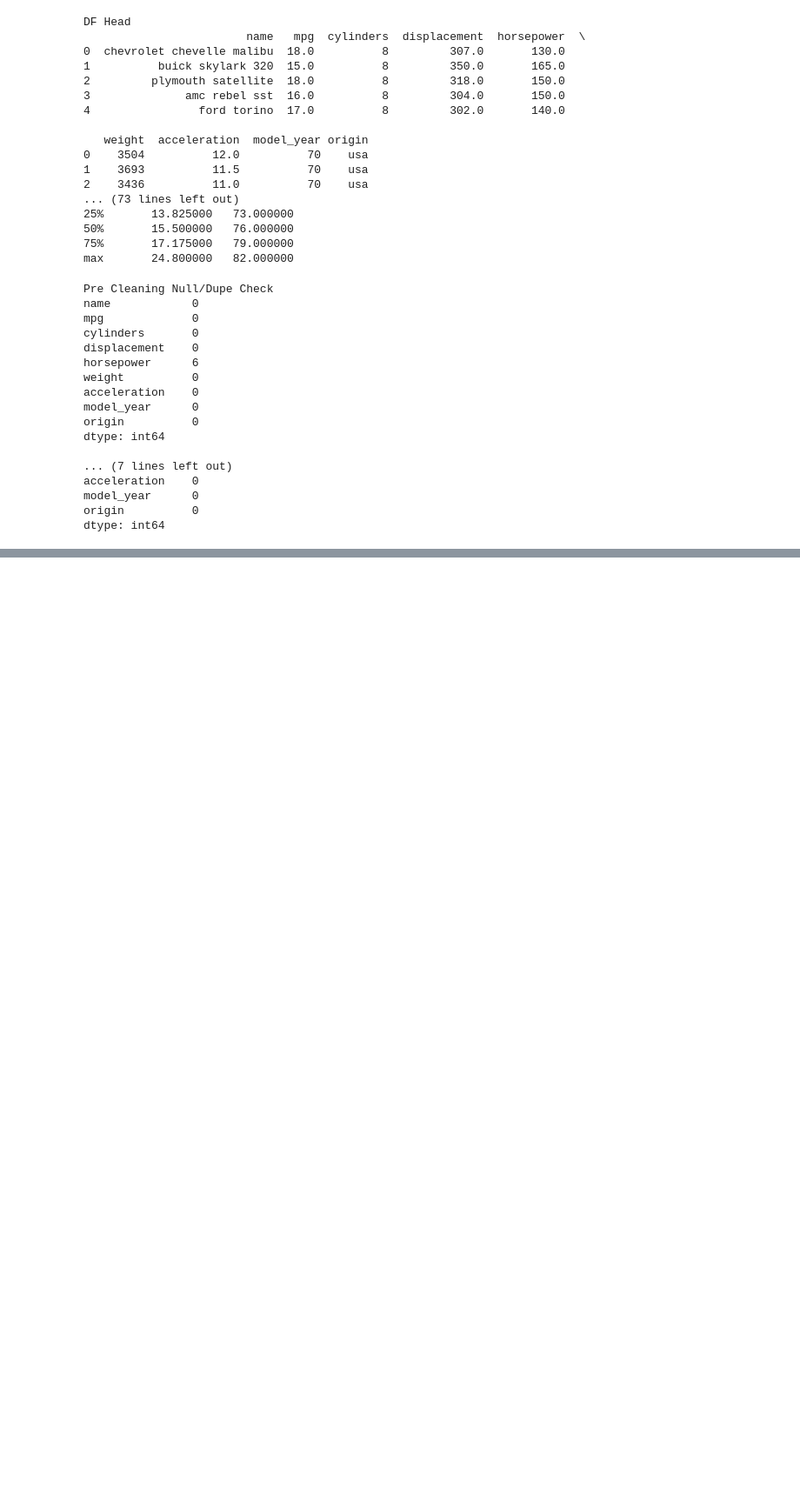
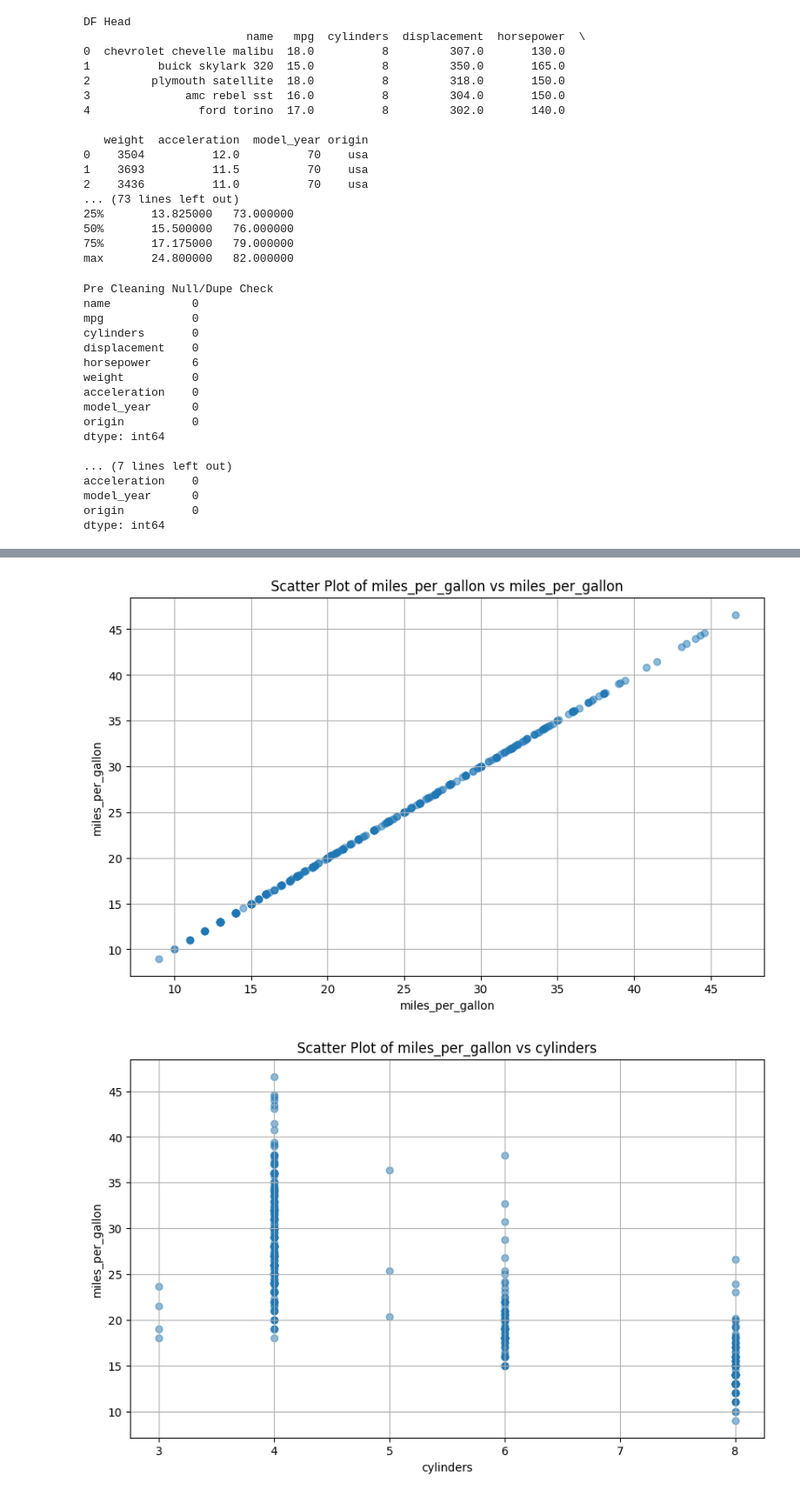
Before and after one commit to annhmartin/Base-Models, a Jupyter notebook: Tutorial_Assignment.ipynb, the cells around one changed output, grey strips where cells are left out. Shown at 87% size. Drawn from its saved outputs; the diff is of its cells as text; code cells hidden in the pictures; blank space fills up the shorter version.

```diff
--- a/Tutorial_Assignment.ipynb
+++ b/Tutorial_Assignment.ipynb
@@ -129,0 +186,15 @@ No changes to column names
+# %%
+# @title Scatter Plot
+
+# Looping through numericals for scatter plot
+for column in numerical_columns:
+    plt.figure(figsize=(10, 6))
+    plt.scatter(df[column], df[Target], alpha=0.5)
+    plt.title(f"Scatter Plot of {Target} vs {column}")
+    plt.xlabel(column)
+    plt.ylabel(Target)
+    plt.grid(True)
+    plt.show()
+# %% [output]
+[figure, added]
+[figure, added]
```
Also changed, not shown: parts of 19 cells of this notebook.
